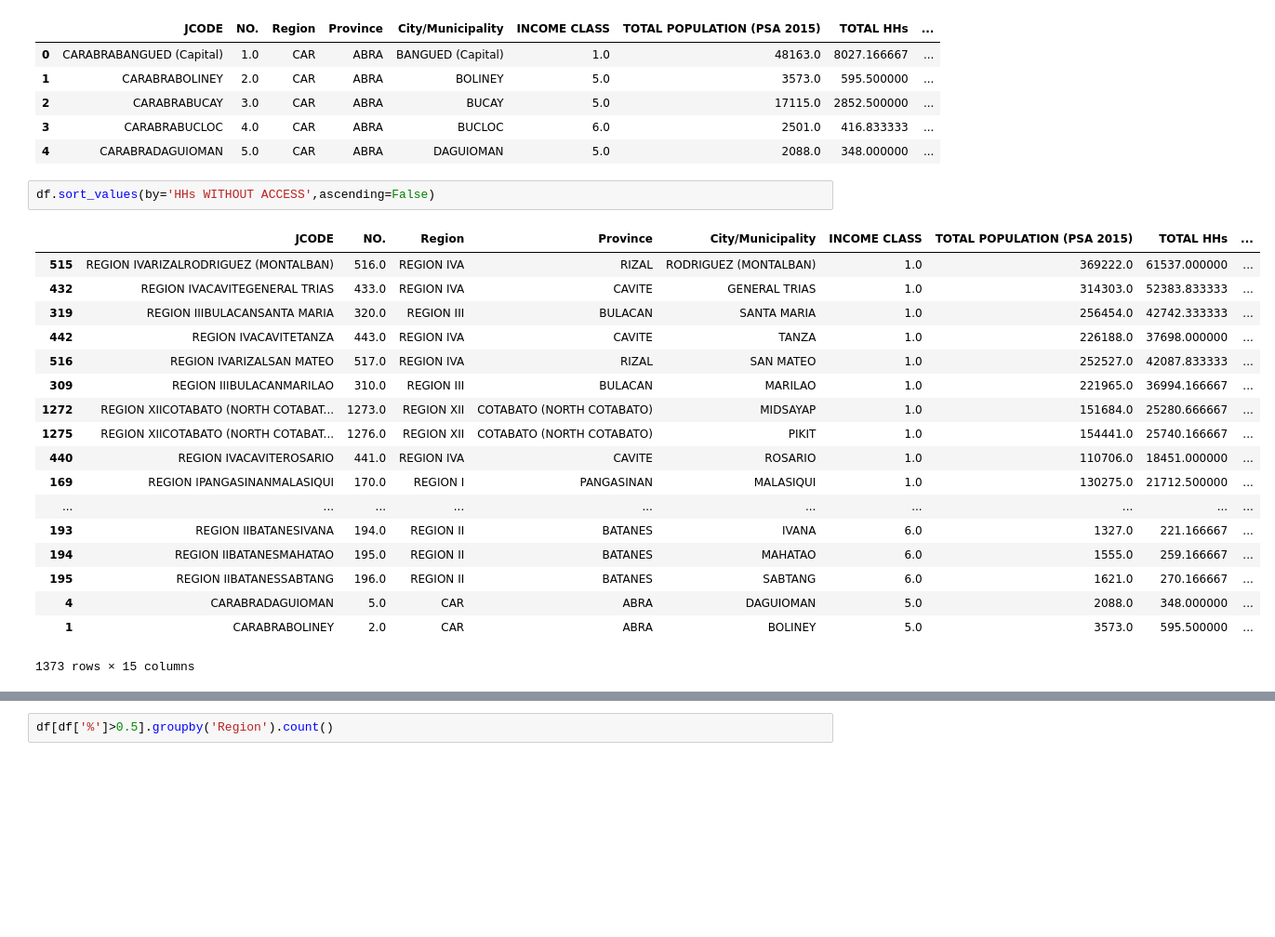
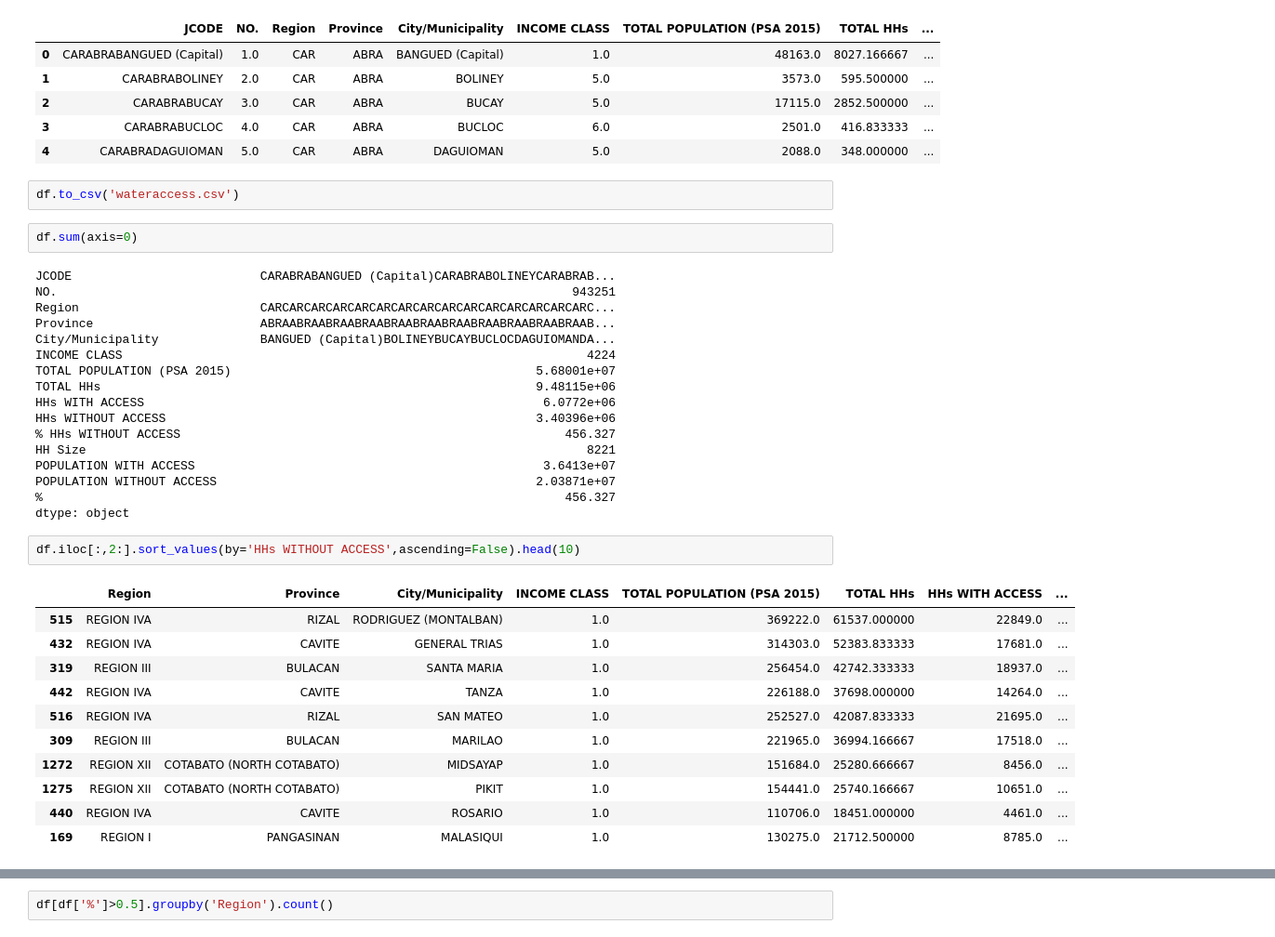
Before and after one commit to EiraBaccay/Water-Access-in-the-Philippines, a Jupyter notebook: Water Access Population.ipynb, the cells around one changed output, grey strips where cells are left out. Shown at 93% size. Cells and saved outputs as stored; diff of their text form; blank space fills up the shorter version.

```diff
--- a/Water Access Population.ipynb
+++ b/Water Access Population.ipynb
@@ -106,25 +106,39 @@ df.head()
 | 2 | CARABRABUCAY | 3.0 | CAR | ABRA | BUCAY | 5.0 | 17115.0 | 2852.500000 | ... |
 | 3 | CARABRABUCLOC | 4.0 | CAR | ABRA | BUCLOC | 6.0 | 2501.0 | 416.833333 | ... |
 | 4 | CARABRADAGUIOMAN | 5.0 | CAR | ABRA | DAGUIOMAN | 5.0 | 2088.0 | 348.000000 | ... |
+# %%
+df.to_csv('wateraccess.csv')
+# %%
+df.sum(axis=0)
+# %% [output]
+JCODE                          CARABRABANGUED (Capital)CARABRABOLINEYCARABRAB...
+NO.                                                                       943251
+Region                         CARCARCARCARCARCARCARCARCARCARCARCARCARCARCARC...
+Province                       ABRAABRAABRAABRAABRAABRAABRAABRAABRAABRAABRAAB...
+City/Municipality              BANGUED (Capital)BOLINEYBUCAYBUCLOCDAGUIOMANDA...
+INCOME CLASS                                                                4224
+TOTAL POPULATION (PSA 2015)                                          5.68001e+07
+TOTAL HHs                                                            9.48115e+06
+HHs WITH ACCESS                                                       6.0772e+06
+HHs WITHOUT ACCESS                                                   3.40396e+06
+% HHs WITHOUT ACCESS                                                     456.327
+HH Size                                                                     8221
+POPULATION WITH ACCESS                                                3.6413e+07
+POPULATION WITHOUT ACCESS                                            2.03871e+07
+%                                                                        456.327
+dtype: object
 # %%
-df.sort_values(by='HHs WITHOUT ACCESS',ascending=False)
+df.iloc[:,2:].sort_values(by='HHs WITHOUT ACCESS',ascending=False).head(10)
 # %% [output]
-|  | JCODE | NO. | Region | Province | City/Municipality | INCOME CLASS | TOTAL POPULATION (PSA 2015) | TOTAL HHs | ... |
-| 515 | REGION IVARIZALRODRIGUEZ (MONTALBAN) | 516.0 | REGION IVA | RIZAL | RODRIGUEZ (MONTALBAN) | 1.0 | 369222.0 | 61537.000000 | ... |
-| 432 | REGION IVACAVITEGENERAL TRIAS | 433.0 | REGION IVA | CAVITE | GENERAL TRIAS | 1.0 | 314303.0 | 52383.833333 | ... |
-| 319 | REGION IIIBULACANSANTA MARIA | 320.0 | REGION III | BULACAN | SANTA MARIA | 1.0 | 256454.0 | 42742.333333 | ... |
-| 442 | REGION IVACAVITETANZA | 443.0 | REGION IVA | CAVITE | TANZA | 1.0 | 226188.0 | 37698.000000 | ... |
-| 516 | REGION IVARIZALSAN MATEO | 517.0 | REGION IVA | RIZAL | SAN MATEO | 1.0 | 252527.0 | 42087.833333 | ... |
-| 309 | REGION IIIBULACANMARILAO | 310.0 | REGION III | BULACAN | MARILAO | 1.0 | 221965.0 | 36994.166667 | ... |
-| 1272 | REGION XIICOTABATO (NORTH COTABAT... | 1273.0 | REGION XII | COTABATO (NORTH COTABATO) | MIDSAYAP | 1.0 | 151684.0 | 25280.666667 | ... |
-| 1275 | REGION XIICOTABATO (NORTH COTABAT... | 1276.0 | REGION XII | COTABATO (NORTH COTABATO) | PIKIT | 1.0 | 154441.0 | 25740.166667 | ... |
-| 440 | REGION IVACAVITEROSARIO | 441.0 | REGION IVA | CAVITE | ROSARIO | 1.0 | 110706.0 | 18451.000000 | ... |
-| 169 | REGION IPANGASINANMALASIQUI | 170.0 | REGION I | PANGASINAN | MALASIQUI | 1.0 | 130275.0 | 21712.500000 | ... |
-| ... | ... | ... | ... | ... | ... | ... | ... | ... | ... |
-| 193 | REGION IIBATANESIVANA | 194.0 | REGION II | BATANES | IVANA | 6.0 | 1327.0 | 221.166667 | ... |
-| 194 | REGION IIBATANESMAHATAO | 195.0 | REGION II | BATANES | MAHATAO | 6.0 | 1555.0 | 259.166667 | ... |
-| 195 | REGION IIBATANESSABTANG | 196.0 | REGION II | BATANES | SABTANG | 6.0 | 1621.0 | 270.166667 | ... |
-| 4 | CARABRADAGUIOMAN | 5.0 | CAR | ABRA | DAGUIOMAN | 5.0 | 2088.0 | 348.000000 | ... |
-| 1 | CARABRABOLINEY | 2.0 | CAR | ABRA | BOLINEY | 5.0 | 3573.0 | 595.500000 | ... |
+|  | Region | Province | City/Municipality | INCOME CLASS | TOTAL POPULATION (PSA 2015) | TOTAL HHs | HHs WITH ACCESS | ... |
+| 515 | REGION IVA | RIZAL | RODRIGUEZ (MONTALBAN) | 1.0 | 369222.0 | 61537.000000 | 22849.0 | ... |
+| 432 | REGION IVA | CAVITE | GENERAL TRIAS | 1.0 | 314303.0 | 52383.833333 | 17681.0 | ... |
+| 319 | REGION III | BULACAN | SANTA MARIA | 1.0 | 256454.0 | 42742.333333 | 18937.0 | ... |
+| 442 | REGION IVA | CAVITE | TANZA | 1.0 | 226188.0 | 37698.000000 | 14264.0 | ... |
+| 516 | REGION IVA | RIZAL | SAN MATEO | 1.0 | 252527.0 | 42087.833333 | 21695.0 | ... |
+| 309 | REGION III | BULACAN | MARILAO | 1.0 | 221965.0 | 36994.166667 | 17518.0 | ... |
+| 1272 | REGION XII | COTABATO (NORTH COTABATO) | MIDSAYAP | 1.0 | 151684.0 | 25280.666667 | 8456.0 | ... |
+| 1275 | REGION XII | COTABATO (NORTH COTABATO) | PIKIT | 1.0 | 154441.0 | 25740.166667 | 10651.0 | ... |
+| 440 | REGION IVA | CAVITE | ROSARIO | 1.0 | 110706.0 | 18451.000000 | 4461.0 | ... |
+| 169 | REGION I | PANGASINAN | MALASIQUI | 1.0 | 130275.0 | 21712.500000 | 8785.0 | ... |
-1373 rows × 15 columns
 # %%
```
Also changed, not shown: parts of 3 cells of this notebook.
